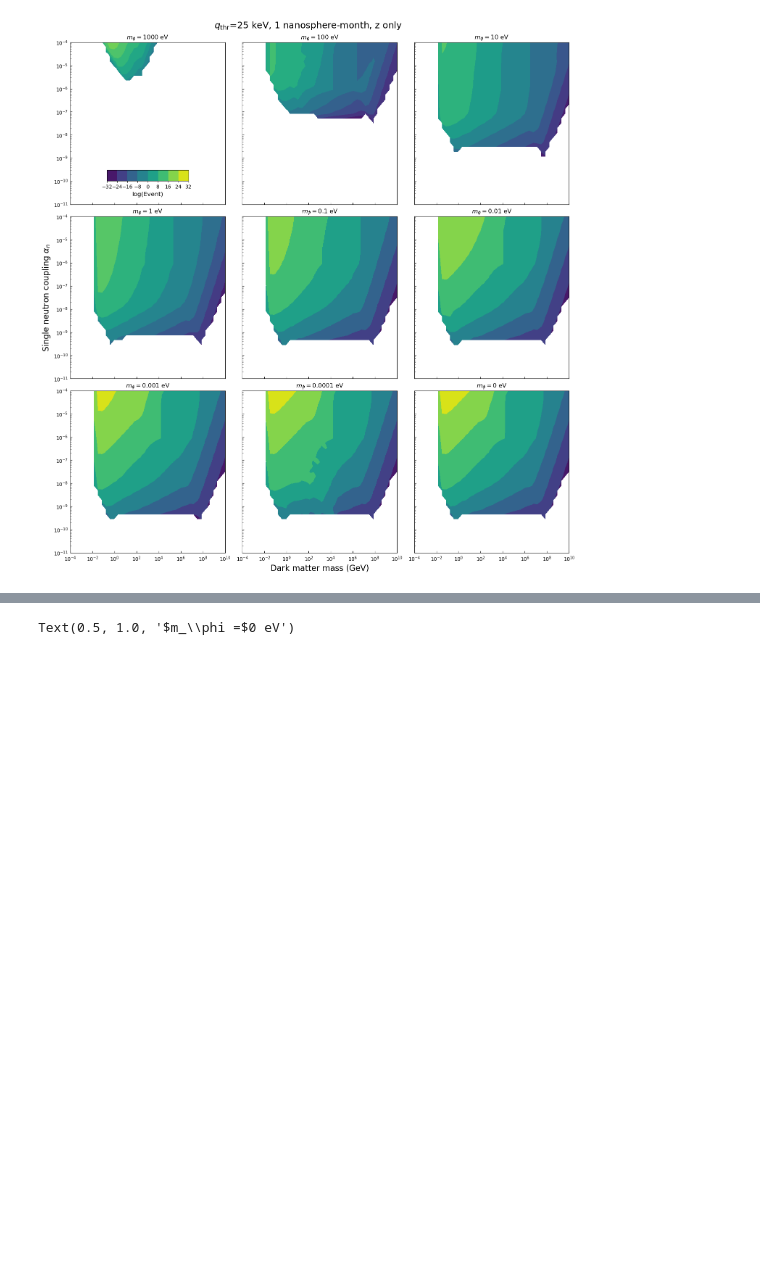
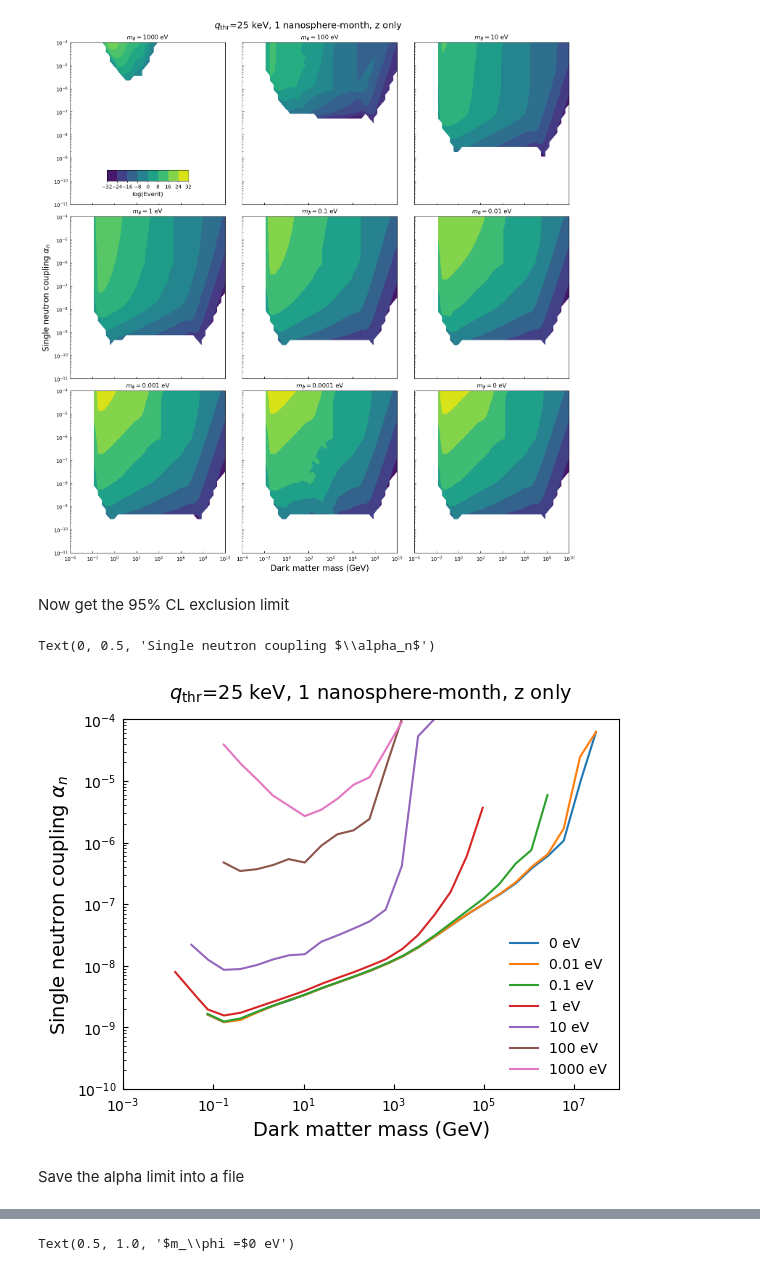
Before and after one commit to yuhants/impulse, a Jupyter notebook: yuhan/set_limits_massive_mediator.ipynb, the cells around one changed output, grey strips where cells are left out. Saved outputs shown, nothing was run; the diff lists cells and outputs as text; code cells hidden in the pictures; blank space fills up the shorter version.

Commit message:
new massive limits

```diff
--- a/yuhan/set_limits_massive_mediator.ipynb
+++ b/yuhan/set_limits_massive_mediator.ipynb
@@ -68,15 +97,16 @@ alpha_t = np.logspace(-12, -4, 40)
 q_thr = 25e3 / 1e9   # Assume 25 keV momentum threshold, in GeV
 exposure = 24 * 30   # 1 sphere - month
 
+# Total events for different mediator masses
 # Has projected onto the z-axis
-events_0      = get_total_events(sphere_type, mx_gev, alpha_t, 0, q_thr, exposure)
-events_0_0001 = get_total_events(sphere_type, mx_gev, alpha_t, 1e-4, q_thr, exposure)
-events_0_001  = get_total_events(sphere_type, mx_gev, alpha_t, 1e-3, q_thr, exposure)
-events_0_01   = get_total_events(sphere_type, mx_gev, alpha_t, 1e-2, q_thr, exposure)
-events_0_1    = get_total_events(sphere_type, mx_gev, alpha_t, 1e-1, q_thr, exposure)
-events_1      = get_total_events(sphere_type, mx_gev, alpha_t, 1, q_thr, exposure)
-events_10     = get_total_events(sphere_type, mx_gev, alpha_t, 10, q_thr, exposure)
-events_100    = get_total_events(sphere_type, mx_gev, alpha_t, 100, q_thr, exposure)
-events_1000   = get_total_events(sphere_type, mx_gev, alpha_t, 1000, q_thr, exposure)
+events_0_25kev      = get_total_events(sphere_type, mx_gev, alpha_t, 0,    q_thr, exposure)
+events_0_0001_25kev = get_total_events(sphere_type, mx_gev, alpha_t, 1e-4, q_thr, exposure)
+events_0_001_25kev  = get_total_events(sphere_type, mx_gev, alpha_t, 1e-3, q_thr, exposure)
+events_0_01_25kev   = get_total_events(sphere_type, mx_gev, alpha_t, 1e-2, q_thr, exposure)
+events_0_1_25kev    = get_total_events(sphere_type, mx_gev, alpha_t, 1e-1, q_thr, exposure)
+events_1_25kev      = get_total_events(sphere_type, mx_gev, alpha_t, 1,    q_thr, exposure)
+events_10_25kev     = get_total_events(sphere_type, mx_gev, alpha_t, 10,   q_thr, exposure)
+events_100_25kev    = get_total_events(sphere_type, mx_gev, alpha_t, 100,  q_thr, exposure)
+events_1000_25kev   = get_total_events(sphere_type, mx_gev, alpha_t, 1000, q_thr, exposure)
 # %% [markdown]
 Plot result
@@ -135,3 +154,33 @@ axs[2][2].set_title('$m_\phi =$0 eV')
 # %% [output]
 Text(0.5, 1.0, '$m_\\phi =$0 eV')
 [figure]
+# %% [markdown]
+Now get the 95% CL exclusion limit
+# %%
+mx_gev_interp, alpha_lim = [], []
+for events in [events_0_25kev, events_0_01_25kev,
+               events_0_1_25kev, events_1_25kev, events_10_25kev, events_100_25kev, events_1000_25kev]:
+    lim = get_limit(mx_gev, alpha_t, events)
+
+    mx_gev_interp.append(lim[0])
+    alpha_lim.append(lim[1])
+# %%
+fig, ax = plt.subplots()
+
+mass_plotted = [0, 0.01, 0.1, 1, 10, 100, 1000]
+for i, lim in enumerate(alpha_lim):
+    ax.loglog(mx_gev_interp[i], lim, label=f'{mass_plotted[i]} eV')
+
+ax.set_ylim(1e-10, 1e-4)
+ax.set_xlim(1e-3, 1e8)
+ax.tick_params(axis='both', which='both', direction="in", pad=5)
+
+ax.set_title(r'$q_{\mathrm{thr}}$=25 keV, 1 nanosphere-month, z only', fontsize=14, pad=15)
+ax.legend(frameon=False, fontsize=10)
+ax.set_xlabel('Dark matter mass (GeV)', fontsize=14)
+ax.set_ylabel(r'Single neutron coupling $\alpha_n$', fontsize=14)
+# %% [output]
+Text(0, 0.5, 'Single neutron coupling $\\alpha_n$')
+[figure, added]
+# %% [markdown]
+Save the alpha limit into a file
```
Also changed, not shown: parts of 26 cells of this notebook, 5 other files.
